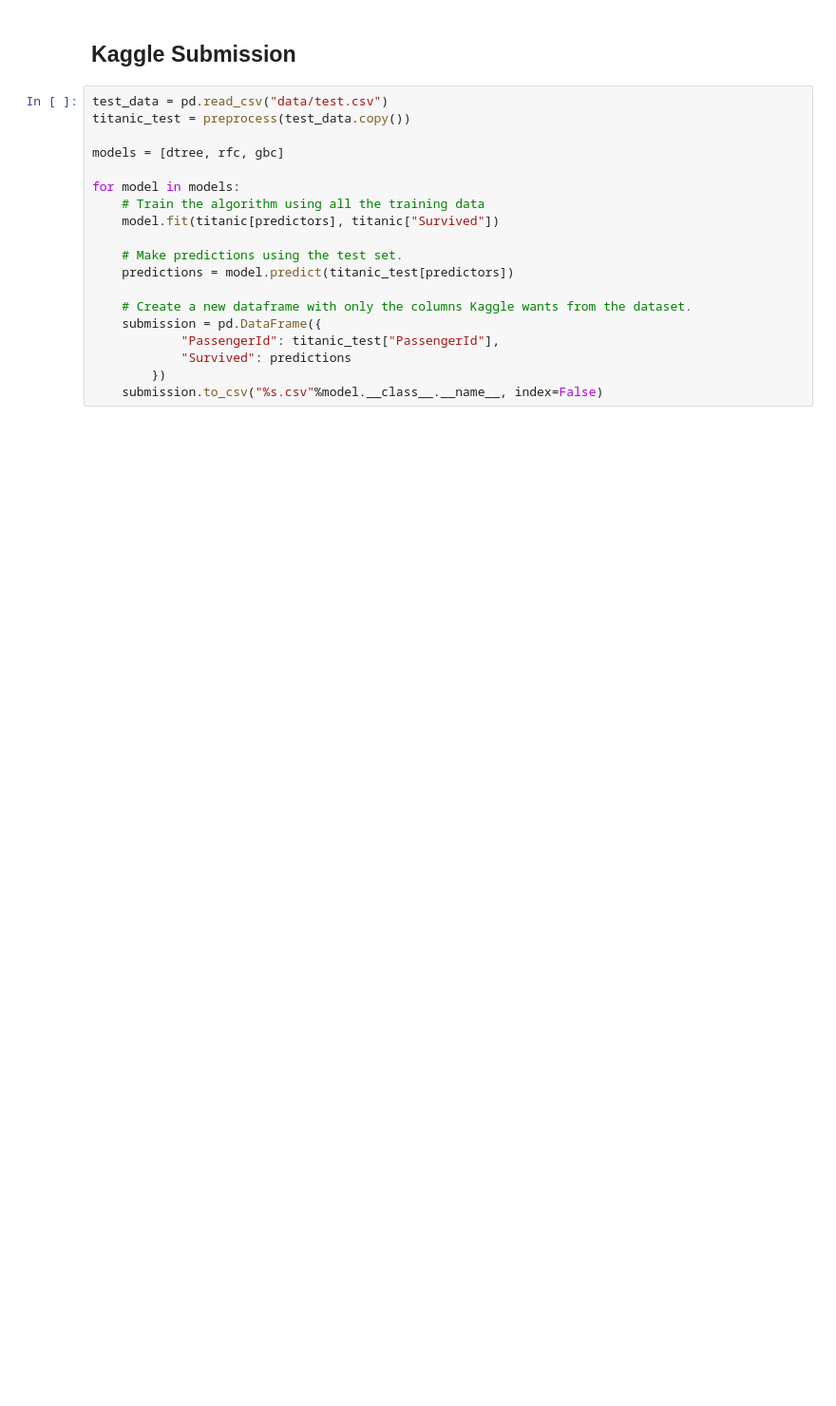
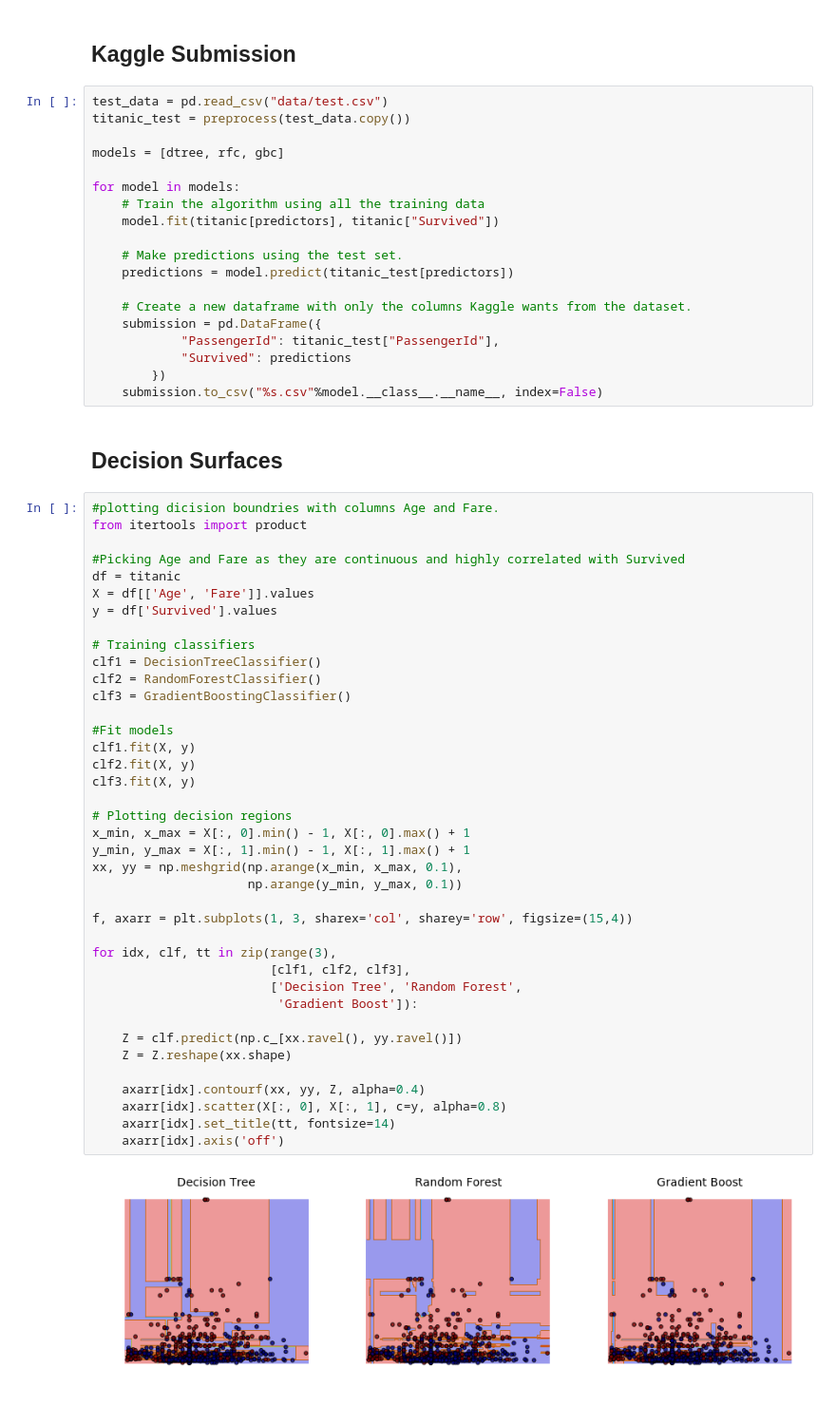
Before and after one commit to eggie5/UCSD-MAS-DSE220, a Jupyter notebook: hmwk3/titanic.ipynb, the cells around one changed output. Shown: that part at 95% size. Cells and saved outputs as stored; diff of their text form; blank space fills up the shorter version.

```diff
--- a/hmwk3/titanic.ipynb
+++ b/hmwk3/titanic.ipynb
@@ -420,3 +420,46 @@ for model in models:
             "Survived": predictions
         })
     submission.to_csv("%s.csv"%model.__class__.__name__, index=False)
+# %% [markdown]
+## Decision Surfaces
+# %%
+#plotting dicision boundries with columns Age and Fare.
+from itertools import product
+
+#Picking Age and Fare as they are continuous and highly correlated with Survived
+df = titanic
+X = df[['Age', 'Fare']].values
+y = df['Survived'].values
+
+# Training classifiers
+clf1 = DecisionTreeClassifier()
+clf2 = RandomForestClassifier()
+clf3 = GradientBoostingClassifier()
+
+#Fit models
+clf1.fit(X, y)
+clf2.fit(X, y)
+clf3.fit(X, y)
+
+# Plotting decision regions
+x_min, x_max = X[:, 0].min() - 1, X[:, 0].max() + 1
+y_min, y_max = X[:, 1].min() - 1, X[:, 1].max() + 1
+xx, yy = np.meshgrid(np.arange(x_min, x_max, 0.1),
+                     np.arange(y_min, y_max, 0.1))
+
+f, axarr = plt.subplots(1, 3, sharex='col', sharey='row', figsize=(15,4))
+
+for idx, clf, tt in zip(range(3),
+                        [clf1, clf2, clf3],
+                        ['Decision Tree', 'Random Forest',
+                         'Gradient Boost']):
+
+    Z = clf.predict(np.c_[xx.ravel(), yy.ravel()])
+    Z = Z.reshape(xx.shape)
+
+    axarr[idx].contourf(xx, yy, Z, alpha=0.4)
+    axarr[idx].scatter(X[:, 0], X[:, 1], c=y, alpha=0.8)
+    axarr[idx].set_title(tt, fontsize=14)
+    axarr[idx].axis('off')
+# %% [output]
+[figure, added]
```
Also changed, not shown: parts of 4 cells of this notebook, 1 other file.
